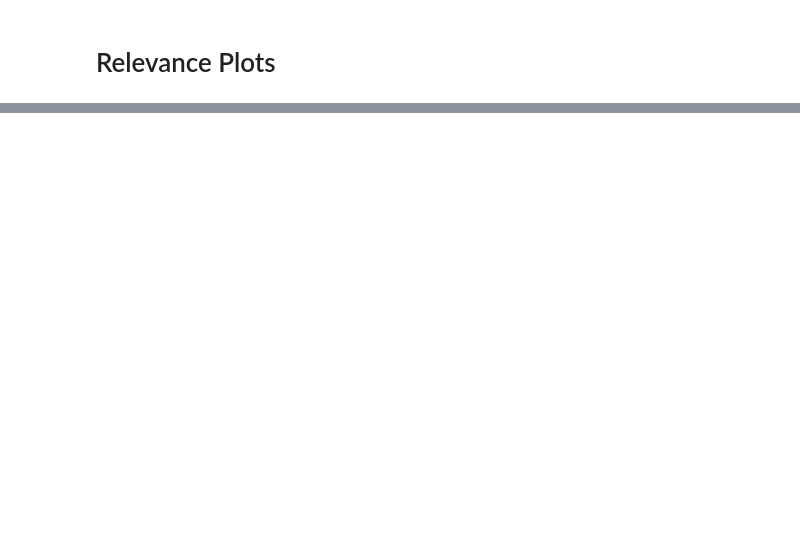
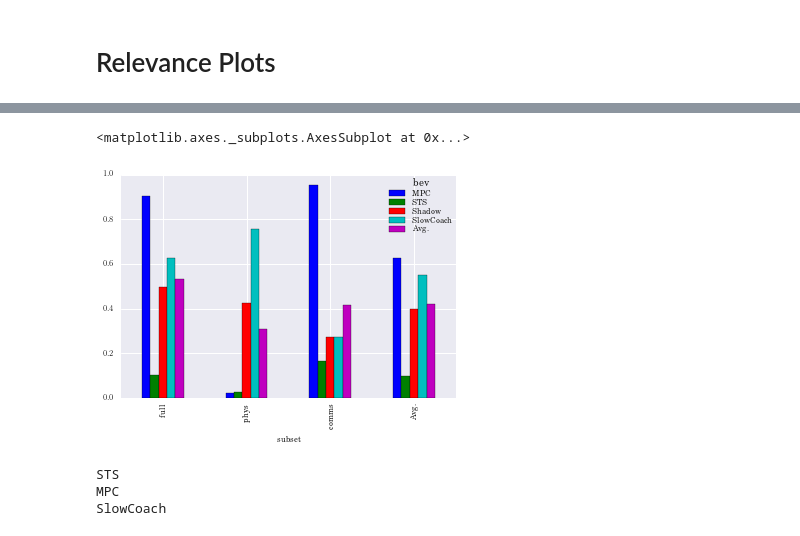
Before and after one commit to andrewbolster/aietes, a Jupyter notebook: scripts/notebooks/Chapters/Chapter 7.ipynb, the cells around one changed output, grey strips where cells are left out. Cells and saved outputs as stored; diff of their text form; code cells hidden in the pictures; blank space fills up the shorter version.

```diff
--- a/scripts/notebooks/Chapters/Chapter 7.ipynb
+++ b/scripts/notebooks/Chapters/Chapter 7.ipynb
@@ -28,3 +2,0 @@ plt.show()
-# %%
-import pandas as pd
-df = pd.DataFrame([np.random.randint(10) for _ in range(NUM_COLORS)])
@@ -71,0 +271,29 @@ dict(zip(metric_colour_map,[scalarMap.to_rgba(i) for i in range(len(metric_colou
+# %%
+# Inverted results from Test_thesis_diagrams.Validation
+
+inverted_results = uncpickle("/dev/shm/inverted_results")
+# %%
+perfd = defaultdict()
+for subset_str, results in inverted_results.items():
+    rd = {k:v for k,v in results}
+    df = pd.concat([v for _, v in rd.items()], keys=rd.keys(), names=['bev','var','t'])
+
+    df_mean = df.groupby(level='bev').agg(np.nanmean)
+    perfd[subset_str] = df_mean.drop('Alfa', axis=1).apply(np.nanmean, axis=1) - df_mean['Alfa']
+# %%
+df = pd.concat([v for _, v in perfd.items()], keys=perfd.keys(), names=['subset','bev']).unstack('bev')
+df['Avg.']=df.mean(axis=1)
+df = df.append(pd.Series(df.mean(axis=0), name='Avg.'))
+df.plot(kind='bar')
+# %% [output]
+<matplotlib.axes._subplots.AxesSubplot at 0x...>
+[figure, added]
+# %%
+for subset_str, results in inverted_results.items():
+    for target_str, result in results:
+        print target_str
+        break
+# %% [output]
+STS
+MPC
+SlowCoach
```
Also changed, not shown: parts of 40 cells of this notebook, 8 other files.
